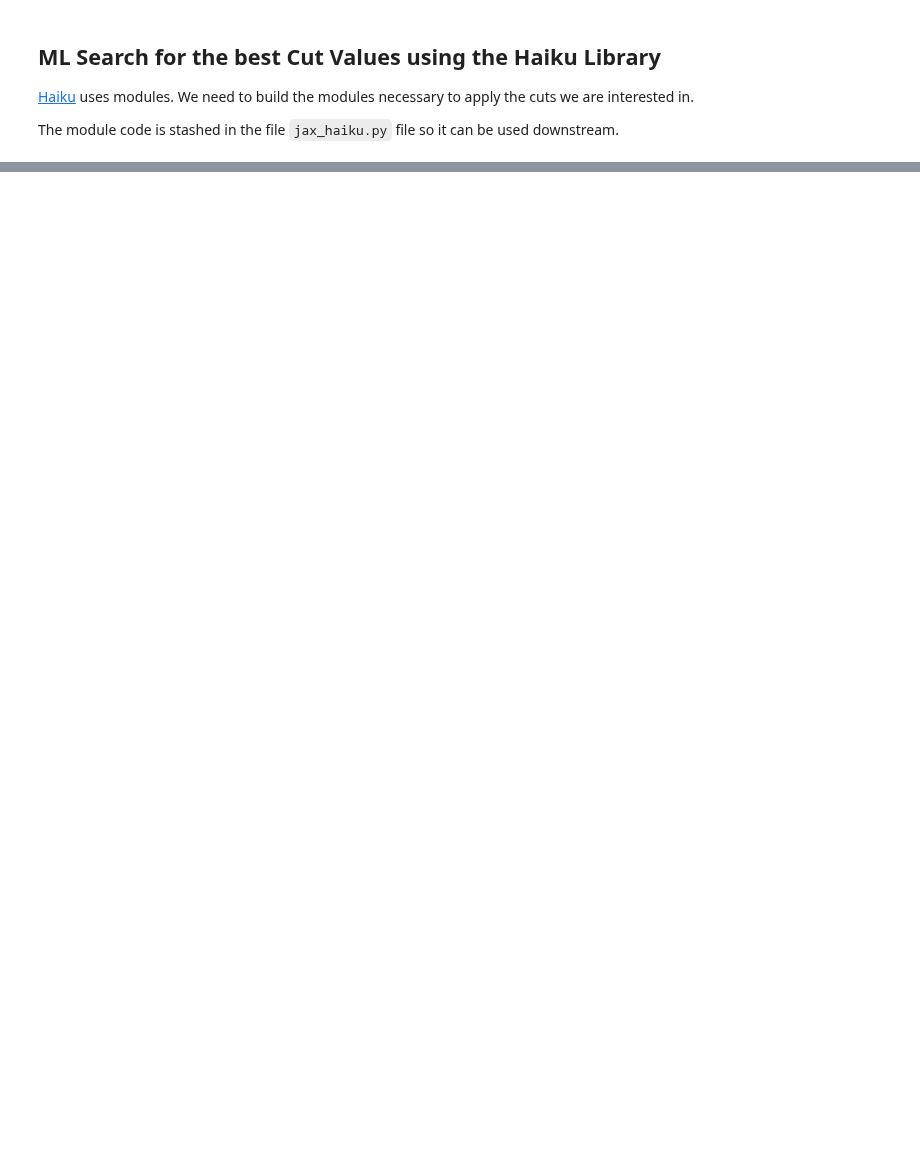
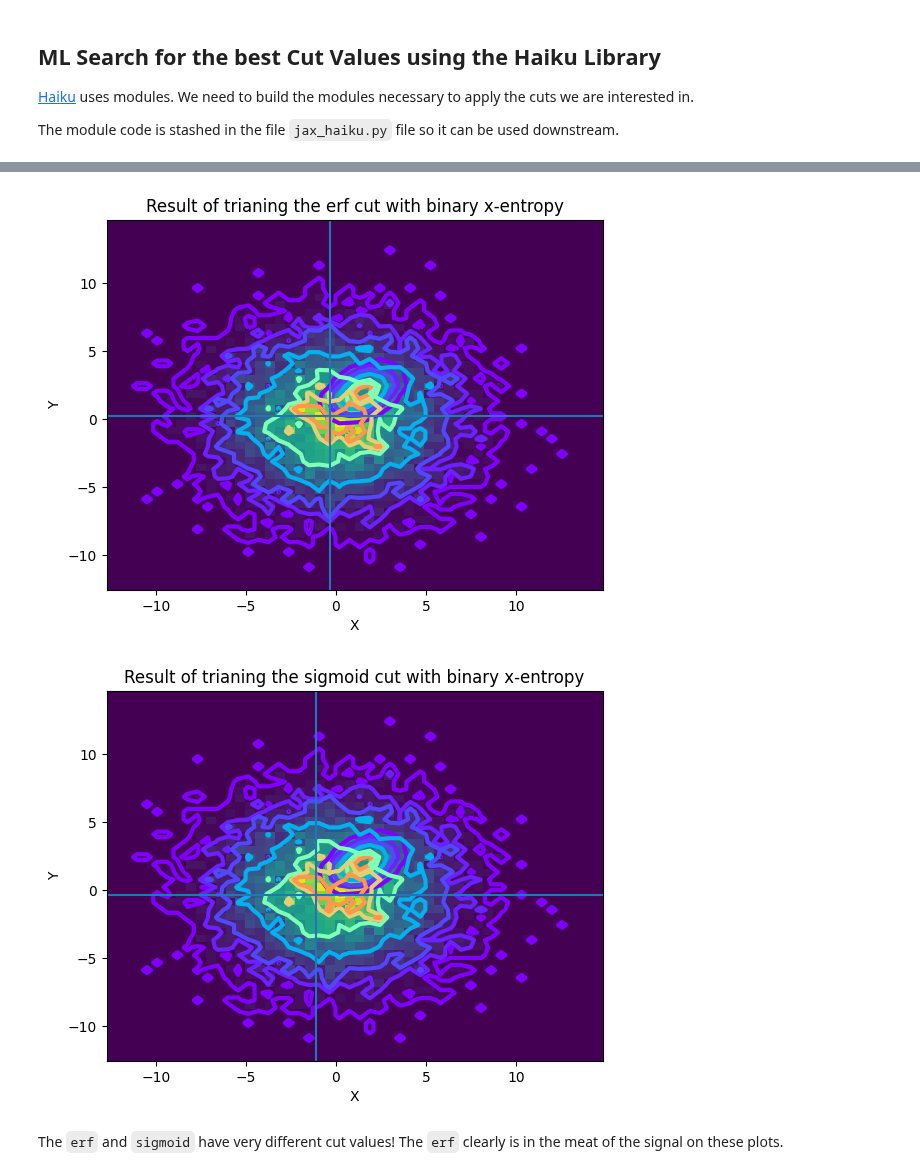
Before and after one commit to gordonwatts/diff-prog-intro, a Jupyter notebook: book/ml_loss_2D.ipynb, the cells around one changed output, grey strips where cells are left out. Cells and saved outputs as stored; diff of their text form; code cells hidden in the pictures; blank space fills up the shorter version.

```diff
--- a/book/ml_loss_2D.ipynb
+++ b/book/ml_loss_2D.ipynb
@@ -219,19 +242,20 @@ def train(
     assert params is not None
     return params  # type:ignore
 # %%
-def train_cut(f_cut: Callable, epochs=10):
+%%write_and_run -a jax_training.py
+
+
+def train_cut(t_data, t_truth, f_cut: Callable, epochs=10, initial_cuts=(1.0, 1.0), use_loss_function = default_loss):
     '''Simplify training a cut by setting default parameters for everything else.
 
     Args:
         f_cut (_type_): The Callable that can perform the cut
     '''
     def model_builder(x):
-        cuts = Selection(f_cut)
+        cuts = Selection(f_cut, initial_cuts=initial_cuts)
         return cuts(x)
 
     model = hk.transform(model_builder)
     key = jax.random.PRNGKey(1234)
 
-    return train(model, key, epochs, training_data, training_truth)
+    return train(model, key, epochs, t_data, t_truth, use_loss_function=use_loss_function)
-# %%
-train_cut(cut_sigmoid, 5000)
@@ -252,0 +266,3 @@ NegLogLoss : 98502.98, epoch: 5000
+# %%
+sigmoid_cut_results = train_cut(training_data, training_truth, cut_sigmoid, 5000)['SelectionCut']['cuts']
+print(f'Sigmoid cut results = {sigmoid_cut_results}')
@@ -252,0 +283,3 @@ NegLogLoss : 98502.98, epoch: 5000
+# %%
+erf_cut_results = train_cut(training_data, training_truth, cut_erf, 5000)['SelectionCut']['cuts']
+print(f'Error Function cut results = {erf_cut_results}')
@@ -252,0 +300,23 @@ NegLogLoss : 98502.98, epoch: 5000
+# %%
+def plot_training_resuts(cut_results, cut_name:str):
+    def plot_contour(data):
+        counts,xbins,ybins,_ = plt.hist2d(data[:, 0], data[:, 1], bins=50, range=((lower_x, upper_x), (lower_y, upper_y)))
+        max_count = max([max(c) for c in counts])
+        color_levels = list(np.array([1,5,10,25,50,70,80,100]) * max_count/100)
+        plt.contour(counts.transpose(),extent=[xbins[0],xbins[-1],ybins[0],ybins[-1]], linewidths=3, cmap = plt.cm.rainbow, levels = color_levels)
+    plot_contour(data_2D_sig)
+    plot_contour(data_2D_back)
+    plt.xlabel('X')
+    plt.ylabel('Y')
+    plt.axhline(cut_results[1])
+    plt.axvline(cut_results[0])
+    plt.title(f'Result of trianing the {cut_name} cut with binary x-entropy')
+    plt.show()
+
+plot_training_resuts(erf_cut_results, 'erf')
+plot_training_resuts(sigmoid_cut_results, 'sigmoid')
+# %% [output]
+[figure, added]
+[figure, added]
+# %% [markdown]
+The `erf` and `sigmoid` have very different cut values! The `erf` clearly is in the meat of the signal on these plots.
```
Also changed, not shown: parts of 17 cells of this notebook, 1 other file.
